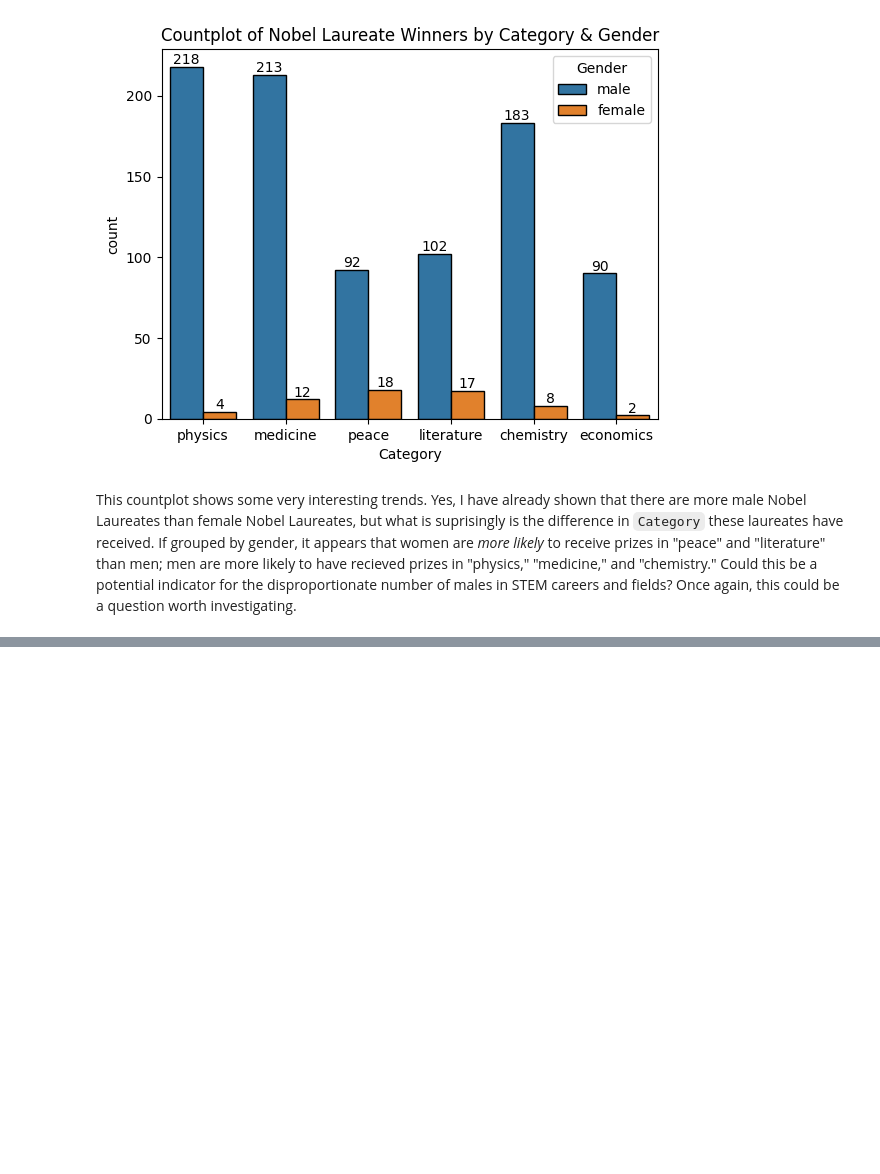
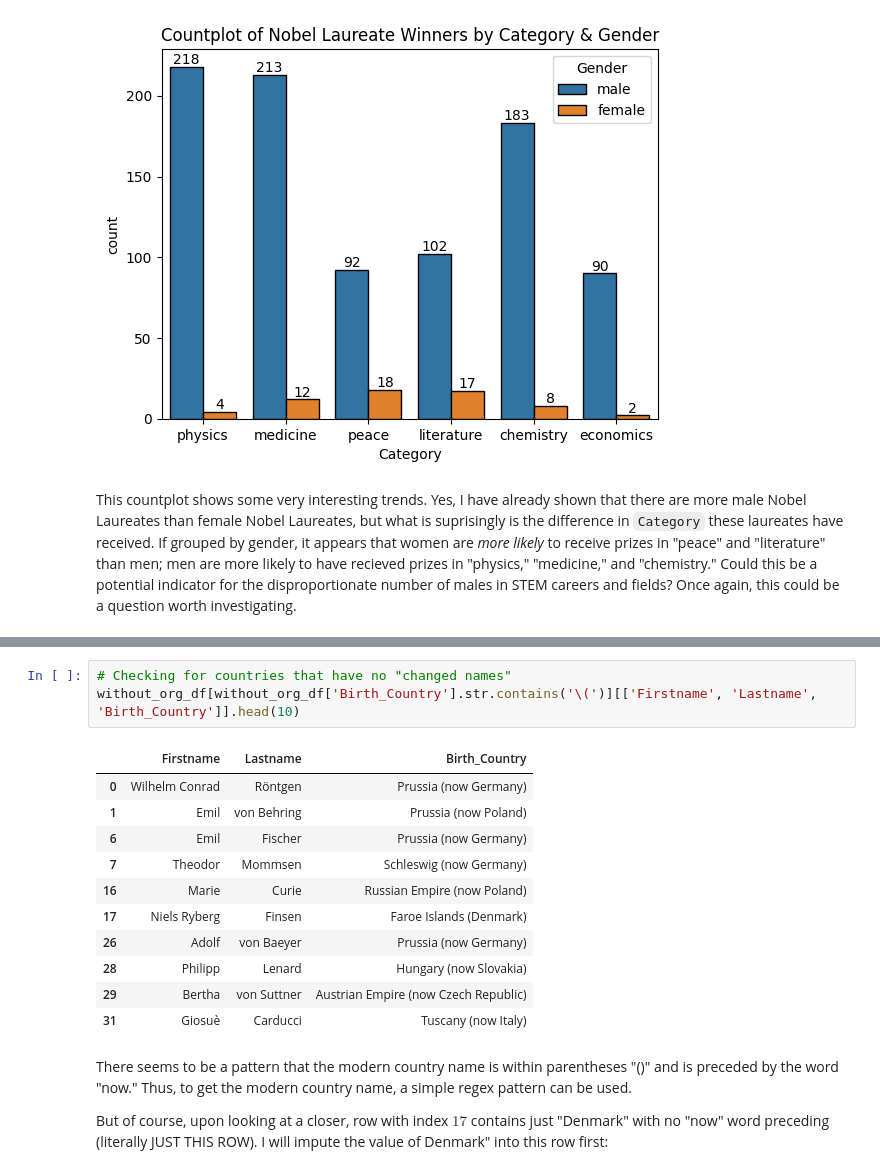
Before and after one commit to dnhuang/kaggle-projects, a Jupyter notebook: nobel-laureates/eda_and_preprocessing.ipynb, the cells around one changed output, grey strips where cells are left out. Drawn from its saved outputs; the diff is of its cells as text; blank space fills up the shorter version.

```diff
--- a/nobel-laureates/eda_and_preprocessing.ipynb
+++ b/nobel-laureates/eda_and_preprocessing.ipynb
@@ -204,0 +254,19 @@ This countplot shows some very interesting trends. Yes, I have already shown tha
+# %%
+# Checking for countries that have no "changed names"
+without_org_df[without_org_df['Birth_Country'].str.contains('\(')][['Firstname', 'Lastname', 'Birth_Country']].head(10)
+# %% [output]
+|  | Firstname | Lastname | Birth_Country |
+| 0 | Wilhelm Conrad | Röntgen | Prussia (now Germany) |
+| 1 | Emil | von Behring | Prussia (now Poland) |
+| 6 | Emil | Fischer | Prussia (now Germany) |
+| 7 | Theodor | Mommsen | Schleswig (now Germany) |
+| 16 | Marie | Curie | Russian Empire (now Poland) |
+| 17 | Niels Ryberg | Finsen | Faroe Islands (Denmark) |
+| 26 | Adolf | von Baeyer | Prussia (now Germany) |
+| 28 | Philipp | Lenard | Hungary (now Slovakia) |
+| 29 | Bertha | von Suttner | Austrian Empire (now Czech Republic) |
+| 31 | Giosuè | Carducci | Tuscany (now Italy) |
+# %% [markdown]
+There seems to be a pattern that the modern country name is within parentheses "()" and is preceded by the word "now." Thus, to get the modern country name, a simple regex pattern can be used.
+
+But of course, upon looking at a closer, row with index $17$ contains just "Denmark" with no "now" word preceding (literally JUST THIS ROW). I will impute the value of Denmark" into this row first:
```
Also changed, not shown: parts of 29 cells of this notebook.
